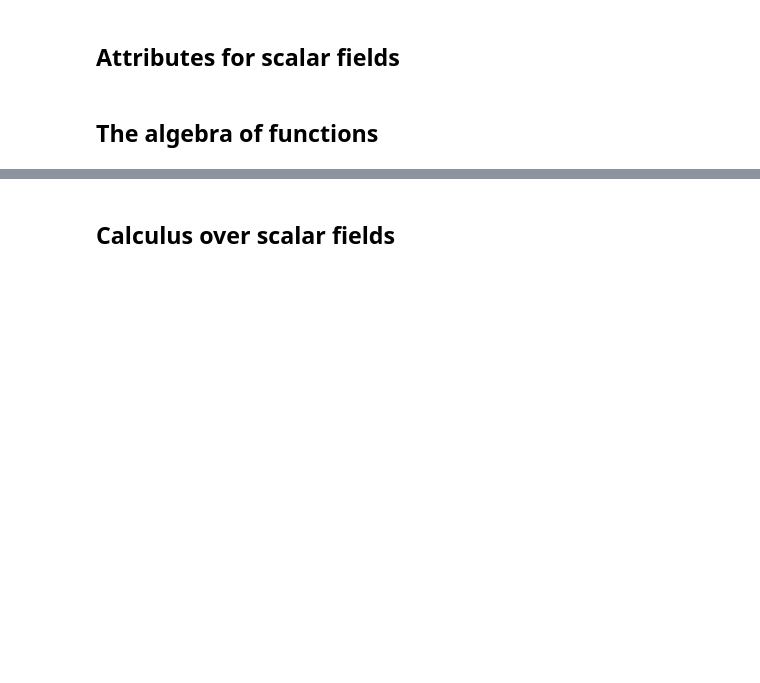
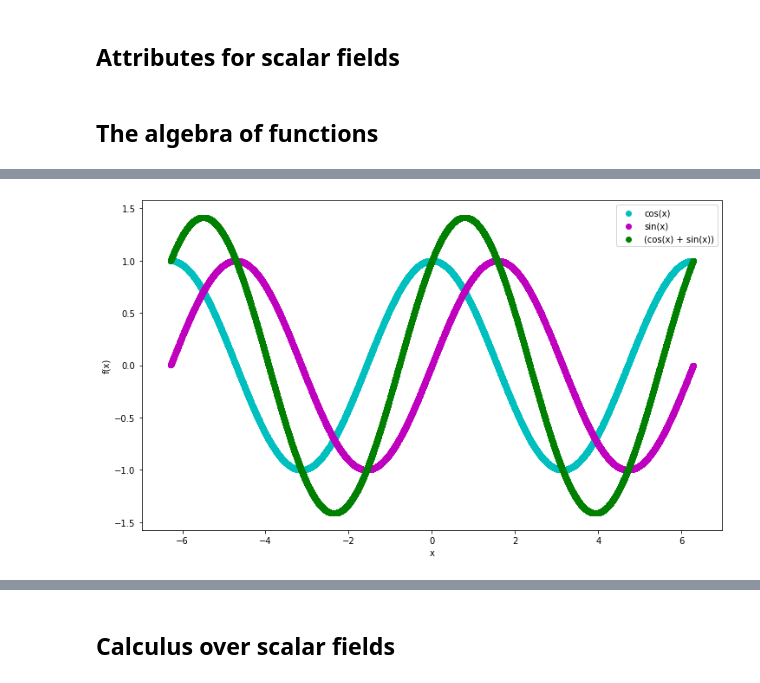
Before and after one commit to infophysics/EntropicTrajectories, a Jupyter notebook: notebooks/Scalar Fields.ipynb, the cells around one changed output, grey strips where cells are left out. Drawn from its saved outputs; the diff is of its cells as text; code cells hidden in the pictures; blank space fills up the shorter version.

```diff
--- a/notebooks/Scalar Fields.ipynb
+++ b/notebooks/Scalar Fields.ipynb
@@ -27,0 +92,4 @@ g = UGrid(x)
+# %%
+# Now let's add the two fields together
+S3 = S1 + S2
+print(S3)
@@ -27,0 +104,14 @@ g = UGrid(x)
+# %%
+# The result is
+f3 = S3.get_field()
+
+fig,axs = plt.subplots(figsize=(12,7))
+axs.scatter(x,f1,color='c',label=S1.get_name())
+axs.scatter(x,f2,color='m',label=S2.get_name())
+axs.scatter(x,f3,color='g',label=S3.get_name())
+axs.set_xlabel('x')
+axs.set_ylabel('f(x)')
+plt.legend()
+plt.show()
+# %% [output]
+[figure, added]
```
Also changed, not shown: parts of 14 cells of this notebook, 7 other files.
